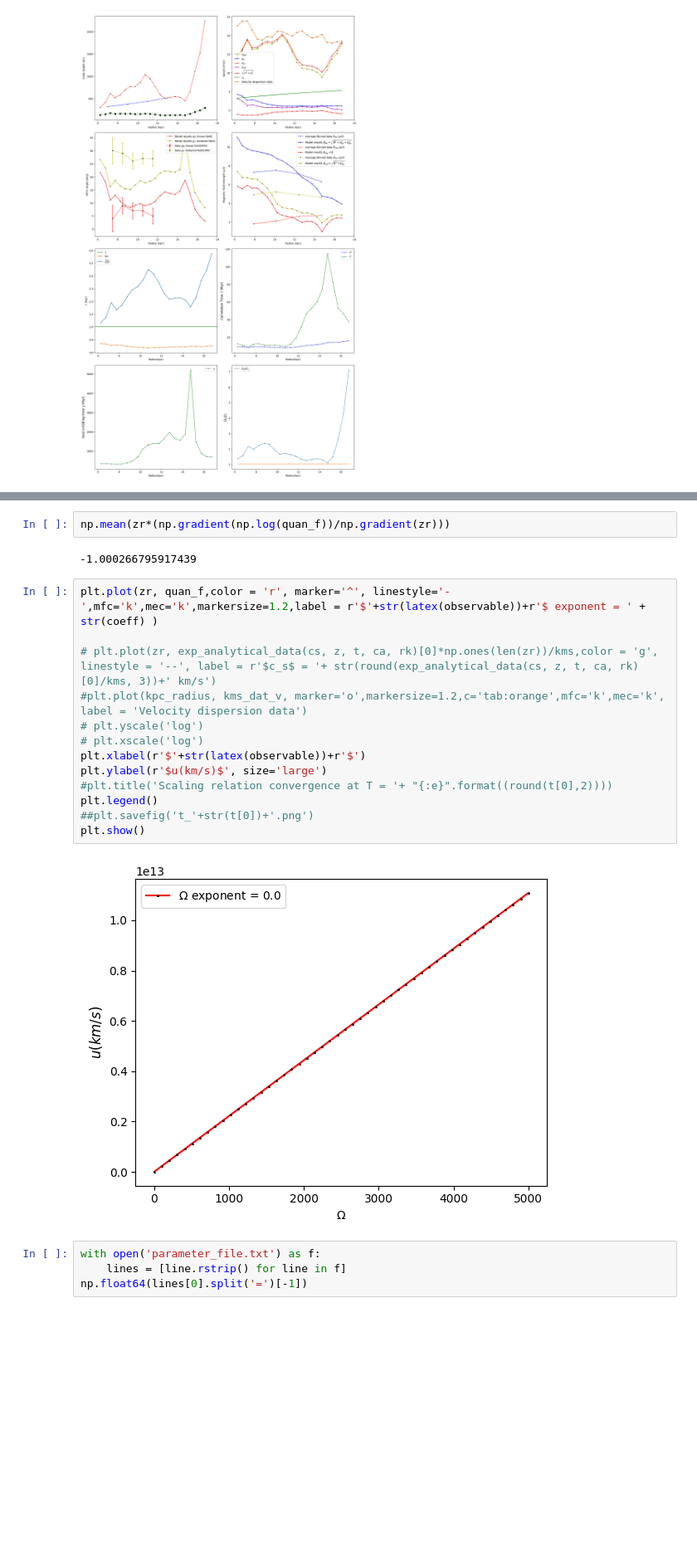
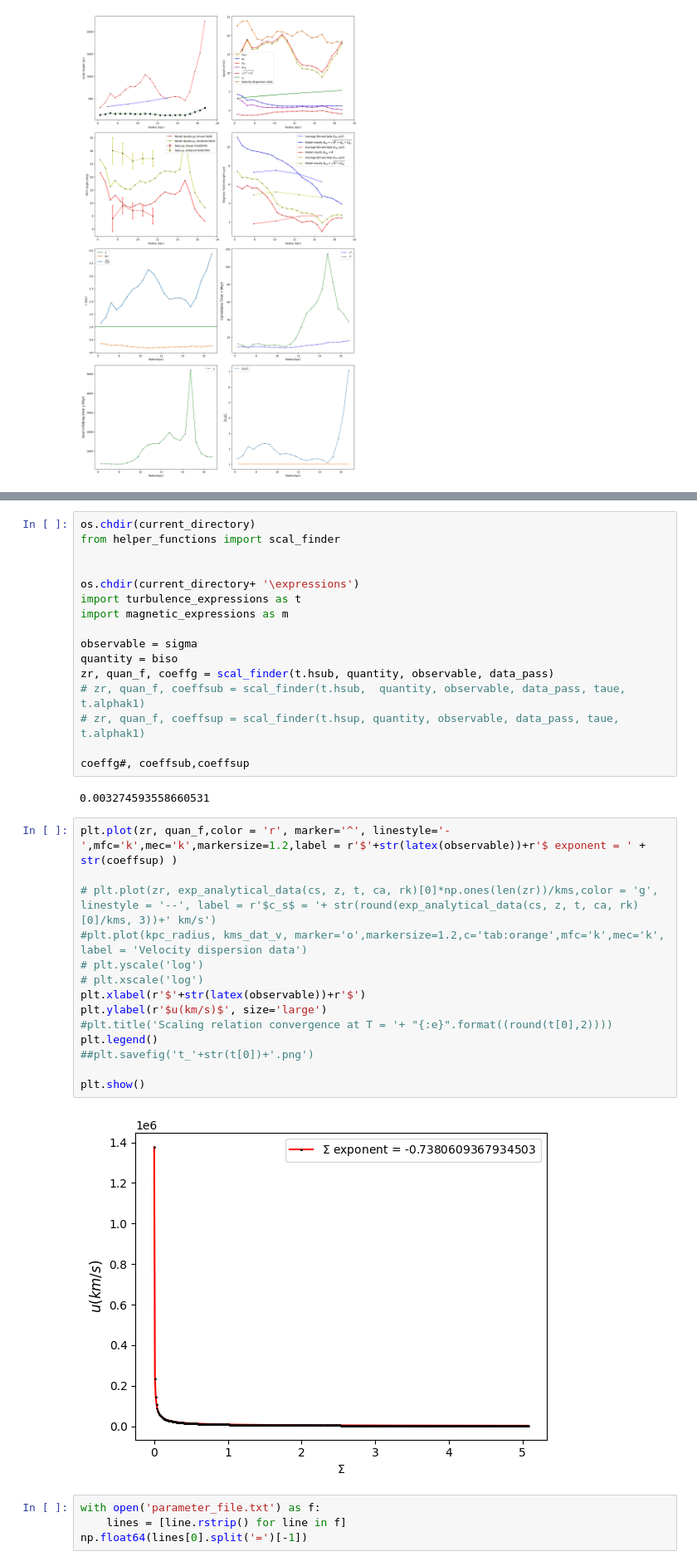
Before and after one commit to Rnazx/MSc.-Thesis, a Jupyter notebook: numerical_calc.ipynb, the cells around one changed output, grey strips where cells are left out. Shown at 83% size. Saved outputs shown, nothing was run; the diff lists cells and outputs as text; blank space fills up the shorter version.

```diff
--- a/numerical_calc.ipynb
+++ b/numerical_calc.ipynb
@@ -359,22 +293,37 @@ coeff
-# %%
-np.mean(zr*(np.gradient(np.log(quan_f))/np.gradient(zr)))
-# %% [output]
--1.000266795917439
+# %%
+os.chdir(current_directory)
+from helper_functions import scal_finder
+
+
+os.chdir(current_directory+ '\expressions')
+import turbulence_expressions as t
+import magnetic_expressions as m
+
+observable = sigma
+quantity = biso
+zr, quan_f, coeffg = scal_finder(t.hsub, quantity, observable, data_pass)
+# zr, quan_f, coeffsub = scal_finder(t.hsub,  quantity, observable, data_pass, taue, t.alphak1)
+# zr, quan_f, coeffsup = scal_finder(t.hsup, quantity, observable, data_pass, taue, t.alphak1)
+
+coeffg#, coeffsub,coeffsup
+# %% [output]
+0.003274593558660531
 # %%
-plt.plot(zr, quan_f,color = 'r', marker='^', linestyle='-',mfc='k',mec='k',markersize=1.2,label = r'$'+str(latex(observable))+r'$ exponent = ' + str(coeff) )
+plt.plot(zr, quan_f,color = 'r', marker='^', linestyle='-',mfc='k',mec='k',markersize=1.2,label = r'$'+str(latex(observable))+r'$ exponent = ' + str(coeffsup) )
 
 # plt.plot(zr, exp_analytical_data(cs, z, t, ca, rk)[0]*np.ones(len(zr))/kms,color = 'g', linestyle = '--', label = r'$c_s$ = '+ str(round(exp_analytical_data(cs, z, t, ca, rk)[0]/kms, 3))+' km/s')
 #plt.plot(kpc_radius, kms_dat_v, marker='o',markersize=1.2,c='tab:orange',mfc='k',mec='k', label = 'Velocity dispersion data')
 # plt.yscale('log')
 # plt.xscale('log')
 plt.xlabel(r'$'+str(latex(observable))+r'$')
 plt.ylabel(r'$u(km/s)$', size='large')
 #plt.title('Scaling relation convergence at T = '+ "{:e}".format((round(t[0],2))))
 plt.legend()
 ##plt.savefig('t_'+str(t[0])+'.png')
+
 plt.show()
 # %% [output]
-[figure, old version]
+[figure, new version]
 # %%
 with open('parameter_file.txt') as f:
     lines = [line.rstrip() for line in f]
```
Also changed, not shown: parts of 1 cell of this notebook, 7 other files.
